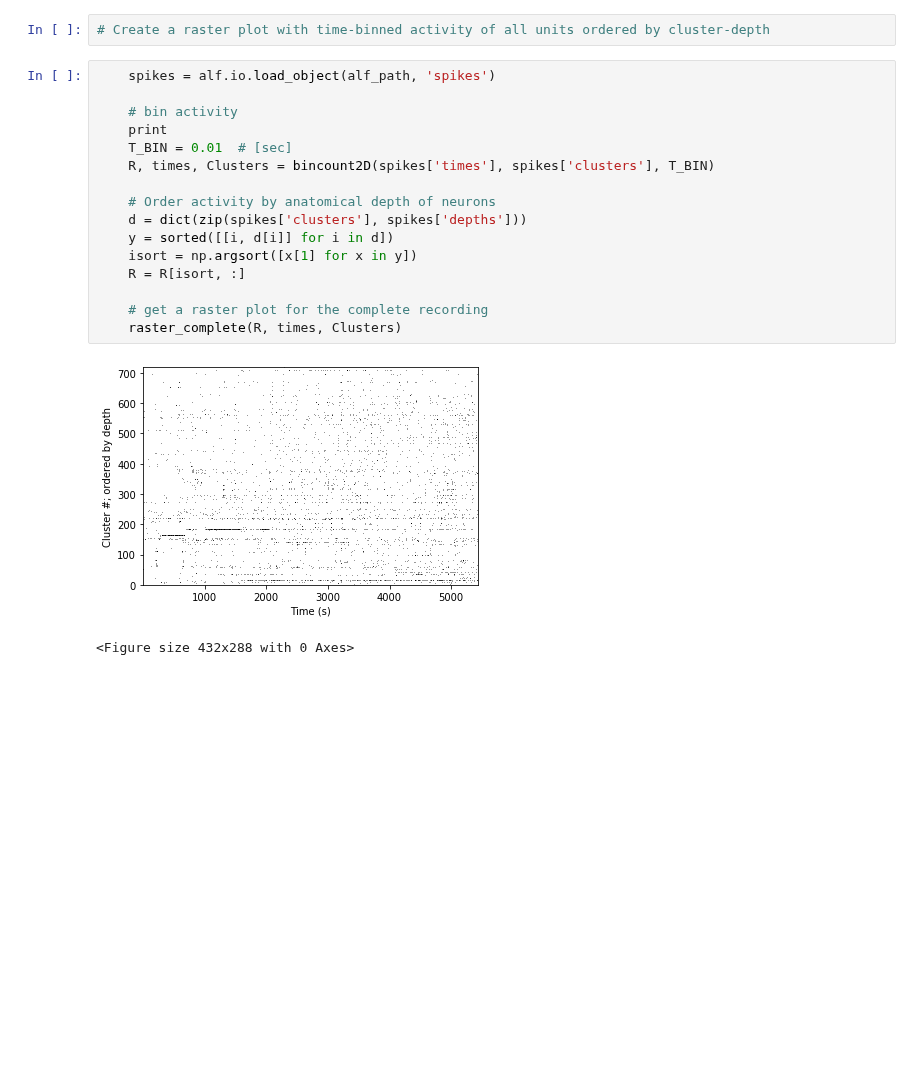
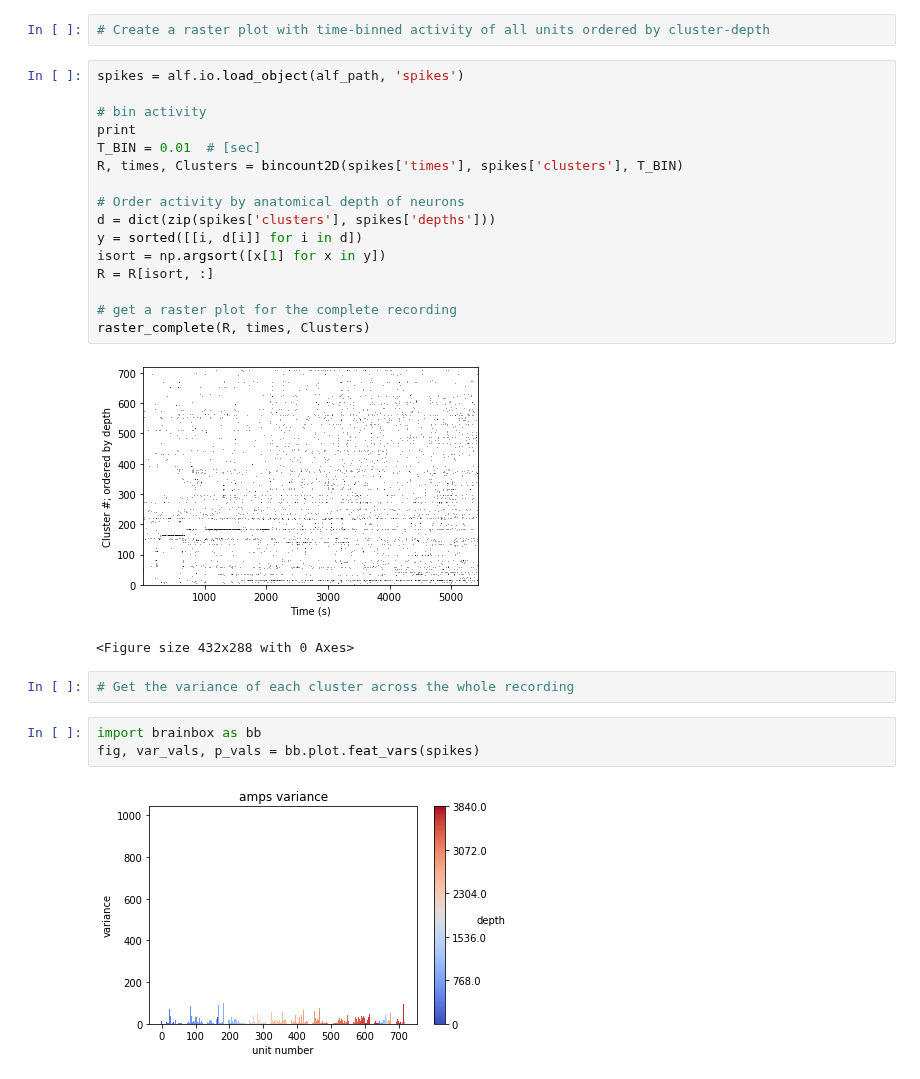
Before and after one commit to int-brain-lab/analysis, a Jupyter notebook: v1_protocol/example_plotting.ipynb, the cells around one changed output. Saved outputs shown, nothing was run; the diff lists cells and outputs as text; blank space fills up the shorter version.

```diff
--- a/v1_protocol/example_plotting.ipynb
+++ b/v1_protocol/example_plotting.ipynb
@@ -597,22 +705,29 @@ Fraction of responsive neurons:  0.9715909090909091
 # %%
 # Create a raster plot with time-binned activity of all units ordered by cluster-depth
 # %%
-    spikes = alf.io.load_object(alf_path, 'spikes')
+spikes = alf.io.load_object(alf_path, 'spikes')
 
-    # bin activity
-    print
-    T_BIN = 0.01  # [sec]
-    R, times, Clusters = bincount2D(spikes['times'], spikes['clusters'], T_BIN)
+# bin activity
+print
+T_BIN = 0.01  # [sec]
+R, times, Clusters = bincount2D(spikes['times'], spikes['clusters'], T_BIN)
 
-    # Order activity by anatomical depth of neurons
-    d = dict(zip(spikes['clusters'], spikes['depths']))
-    y = sorted([[i, d[i]] for i in d])
-    isort = np.argsort([x[1] for x in y])
-    R = R[isort, :]
+# Order activity by anatomical depth of neurons
+d = dict(zip(spikes['clusters'], spikes['depths']))
+y = sorted([[i, d[i]] for i in d])
+isort = np.argsort([x[1] for x in y])
+R = R[isort, :]
 
-    # get a raster plot for the complete recording
-    raster_complete(R, times, Clusters)
+# get a raster plot for the complete recording
+raster_complete(R, times, Clusters)
 # %% [output]
 [figure]
 <Figure size 432x288 with 0 Axes>
+# %%
+# Get the variance of each cluster across the whole recording
+# %%
+import brainbox as bb
+fig, var_vals, p_vals = bb.plot.feat_vars(spikes)
+# %% [output]
+[figure, added]
 # %%
```
Also changed, not shown: parts of 6 cells of this notebook.
